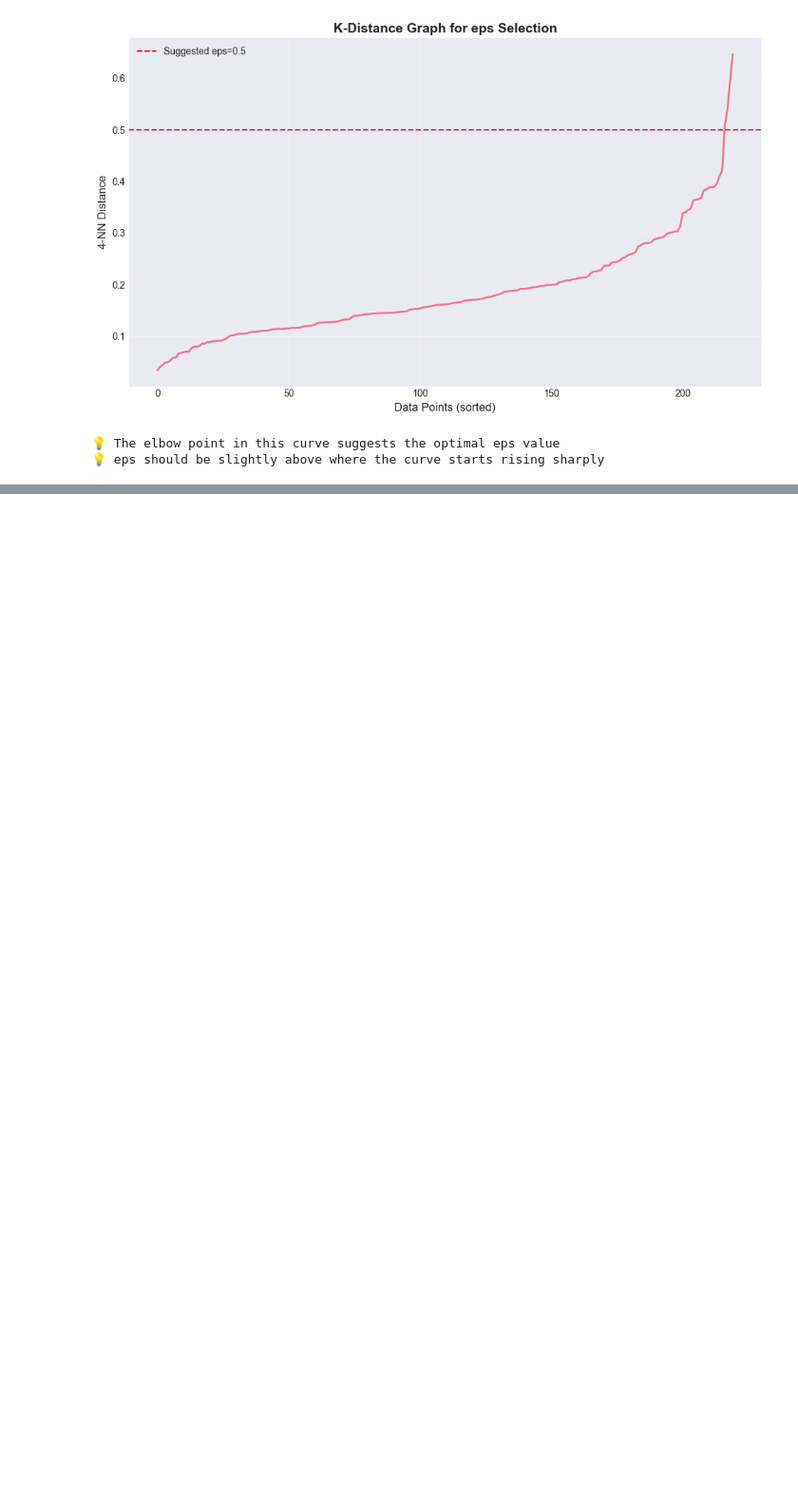
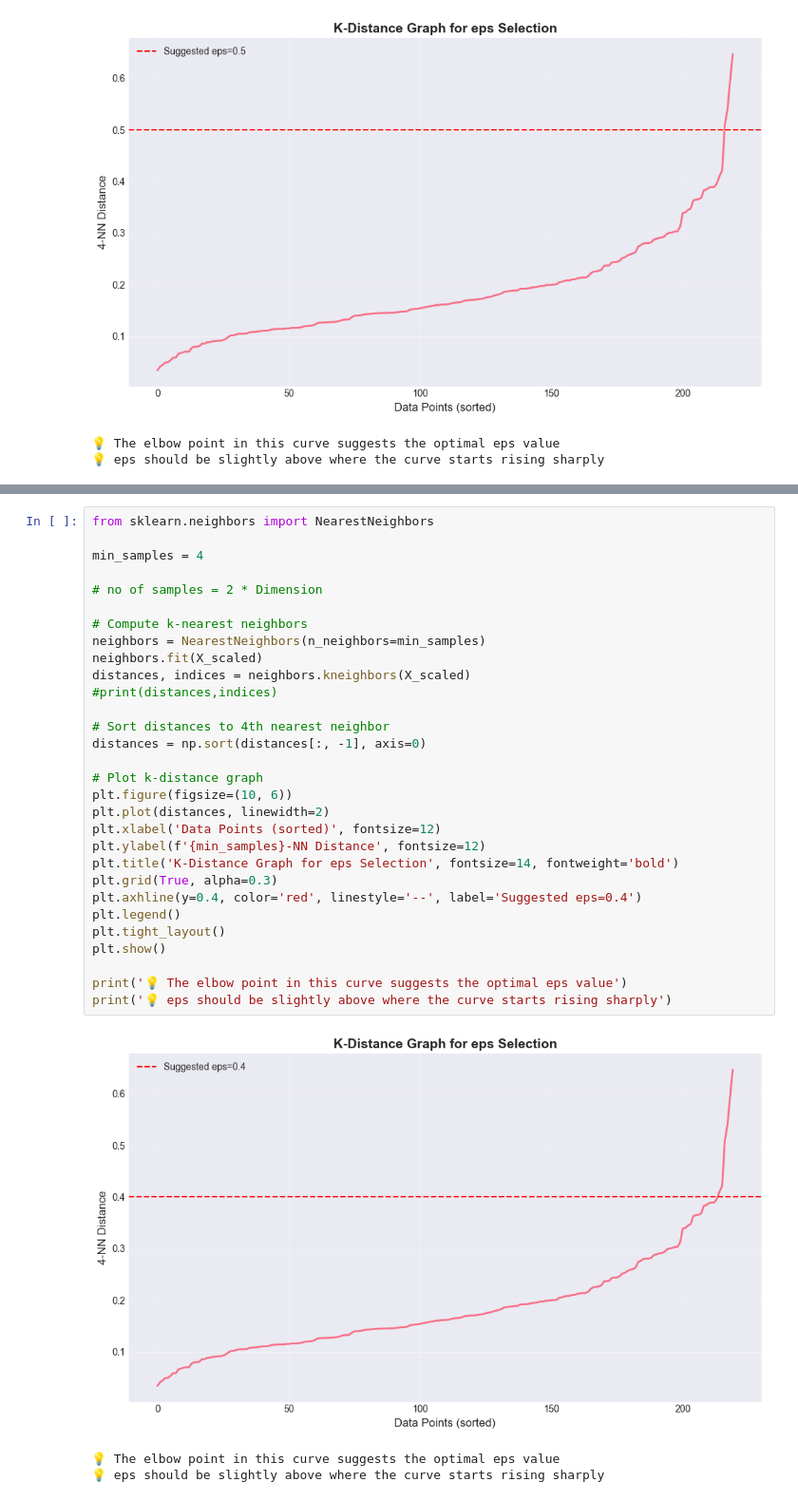
Before and after one commit to harshaiml/aiml-daily-practice, a Jupyter notebook: notebooks/IM Session 39 - Clustering in Practice/Clustering-practice.ipynb, the cells around one changed output, grey strips where cells are left out. Shown at 95% size. Cells and saved outputs as stored; diff of their text form; blank space fills up the shorter version.

```diff
--- a/notebooks/IM Session 39 - Clustering in Practice/Clustering-practice.ipynb
+++ b/notebooks/IM Session 39 - Clustering in Practice/Clustering-practice.ipynb
@@ -291,0 +371,34 @@ print('💡 eps should be slightly above where the curve starts rising sharply')
+# %%
+from sklearn.neighbors import NearestNeighbors
+
+min_samples = 4
+
+# no of samples = 2 * Dimension
+
+# Compute k-nearest neighbors
+neighbors = NearestNeighbors(n_neighbors=min_samples)
+neighbors.fit(X_scaled)
+distances, indices = neighbors.kneighbors(X_scaled)
+#print(distances,indices)
+
+# Sort distances to 4th nearest neighbor
+distances = np.sort(distances[:, -1], axis=0)
+
+# Plot k-distance graph
+plt.figure(figsize=(10, 6))
+plt.plot(distances, linewidth=2)
+plt.xlabel('Data Points (sorted)', fontsize=12)
+plt.ylabel(f'{min_samples}-NN Distance', fontsize=12)
+plt.title('K-Distance Graph for eps Selection', fontsize=14, fontweight='bold')
+plt.grid(True, alpha=0.3)
+plt.axhline(y=0.4, color='red', linestyle='--', label='Suggested eps=0.4')
+plt.legend()
+plt.tight_layout()
+plt.show()
+
+print('💡 The elbow point in this curve suggests the optimal eps value')
+print('💡 eps should be slightly above where the curve starts rising sharply')
+# %% [output]
+[figure, added]
+💡 The elbow point in this curve suggests the optimal eps value
+💡 eps should be slightly above where the curve starts rising sharply
```
Also changed, not shown: parts of 10 cells of this notebook, 1 other file.
